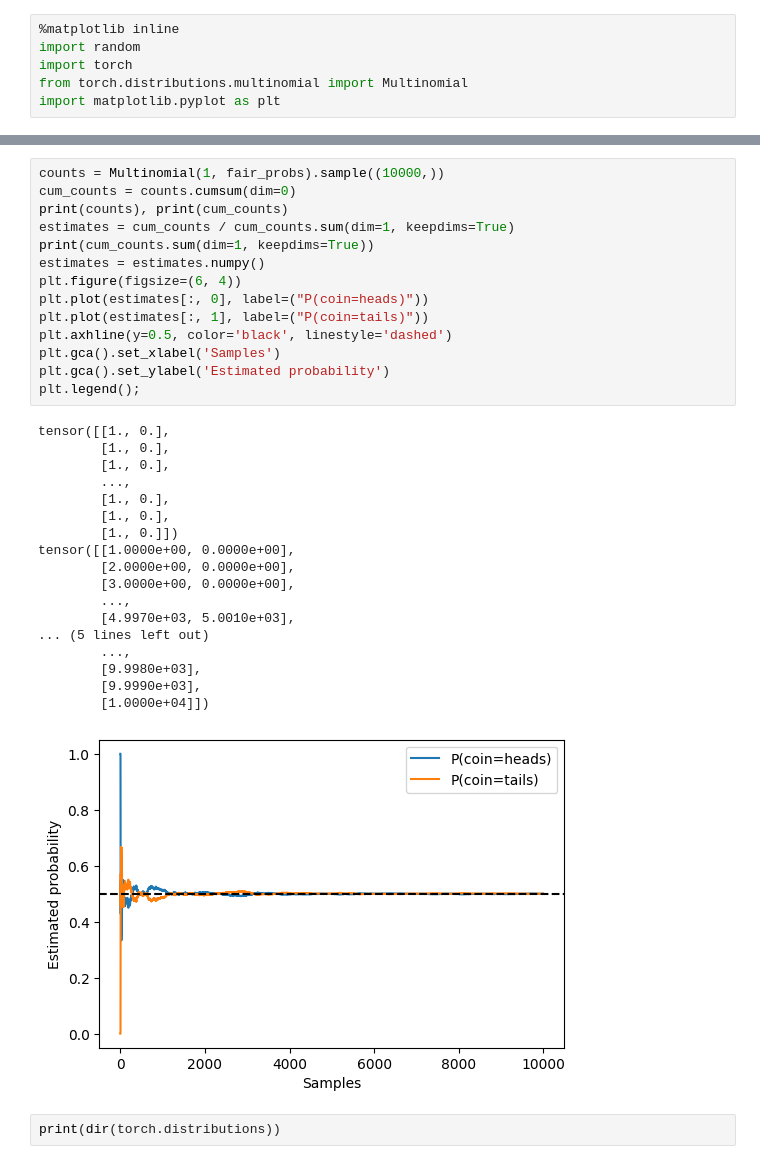
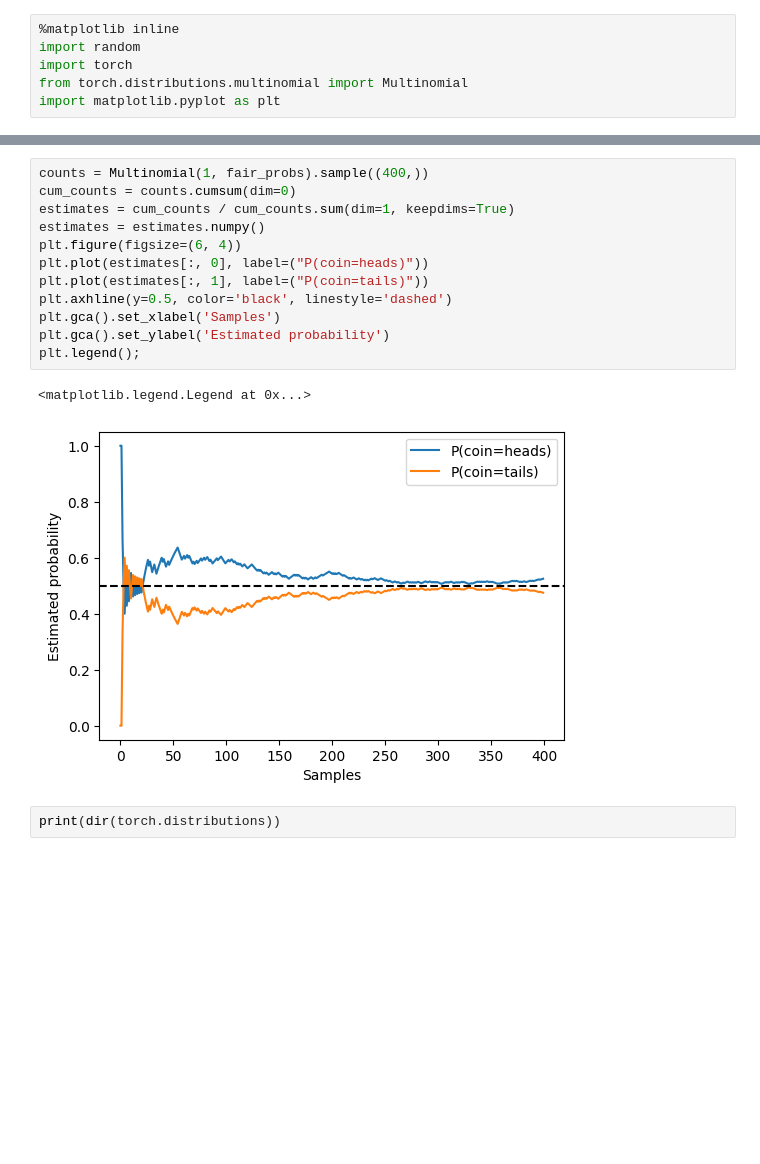
Before and after one commit to Rui-Shi/Dive-Into-DL, a Jupyter notebook: 2_Preliminaries/6_Probability_And_Statistics.ipynb, the cells around one changed output, grey strips where cells are left out. Cells and saved outputs as stored; diff of their text form; blank space fills up the shorter version.

```diff
--- a/2_Preliminaries/6_Probability_And_Statistics.ipynb
+++ b/2_Preliminaries/6_Probability_And_Statistics.ipynb
@@ -44,36 +44,18 @@ Multinomial(100, fair_probs).sample() / 100, Multinomial(10000, fair_probs).samp
 # %%
-counts = Multinomial(1, fair_probs).sample((10000,))
+counts = Multinomial(1, fair_probs).sample((400,))
 cum_counts = counts.cumsum(dim=0)
-print(counts), print(cum_counts)
 estimates = cum_counts / cum_counts.sum(dim=1, keepdims=True)
-print(cum_counts.sum(dim=1, keepdims=True))
 estimates = estimates.numpy()
 plt.figure(figsize=(6, 4))
 plt.plot(estimates[:, 0], label=("P(coin=heads)"))
 plt.plot(estimates[:, 1], label=("P(coin=tails)"))
 plt.axhline(y=0.5, color='black', linestyle='dashed')
 plt.gca().set_xlabel('Samples')
 plt.gca().set_ylabel('Estimated probability')
 plt.legend();
 # %% [output]
-tensor([[1., 0.],
-        [1., 0.],
-        [1., 0.],
-        ...,
-        [1., 0.],
-        [1., 0.],
-        [1., 0.]])
-tensor([[1.0000e+00, 0.0000e+00],
-        [2.0000e+00, 0.0000e+00],
-        [3.0000e+00, 0.0000e+00],
-        ...,
-        [4.9970e+03, 5.0010e+03],
-... (5 lines left out)
-        ...,
-        [9.9980e+03],
-        [9.9990e+03],
-        [1.0000e+04]])
+<matplotlib.legend.Legend at 0x...>
-[figure, old version]
+[figure, new version]
 # %%
 print(dir(torch.distributions))
 # %% [output]
```
Also changed, not shown: parts of 3 cells of this notebook, 3 other files.
